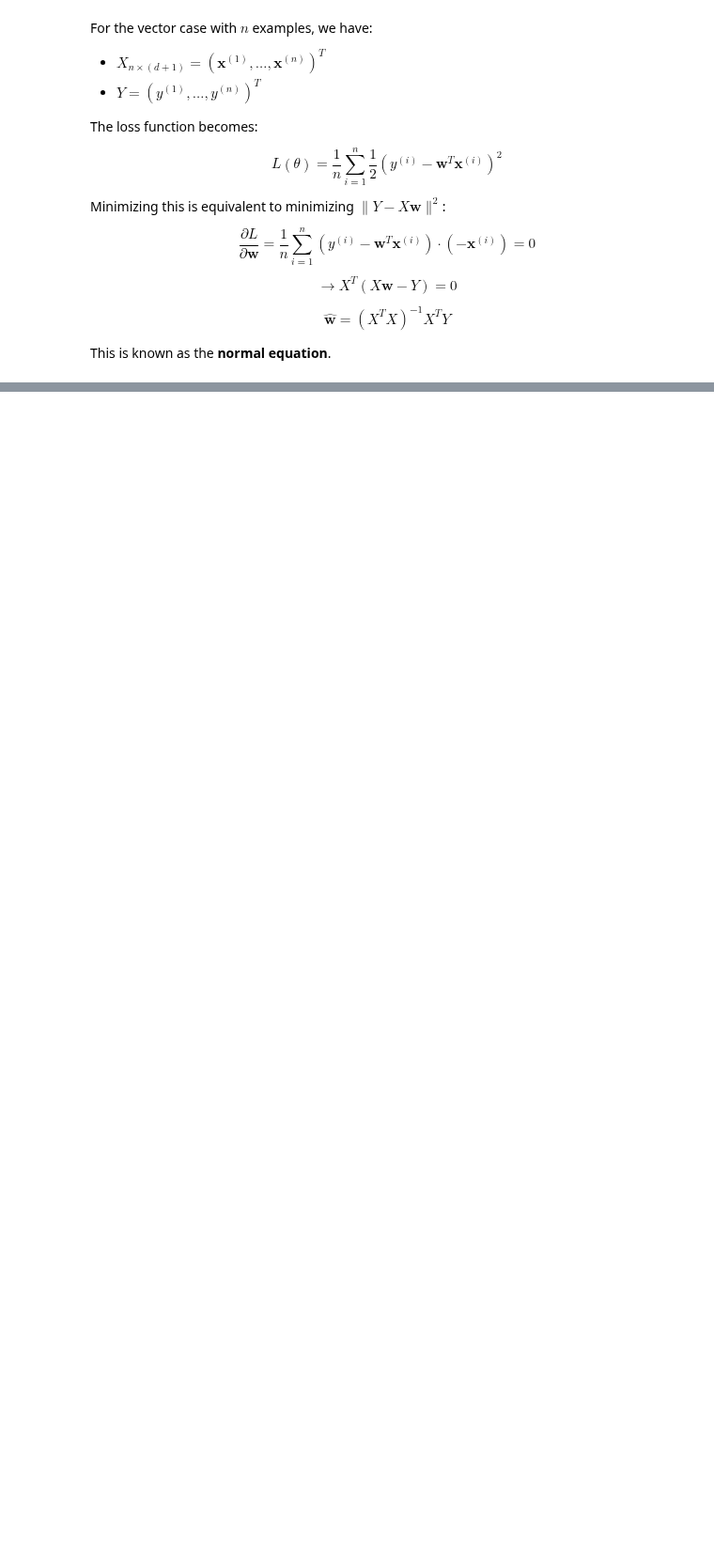
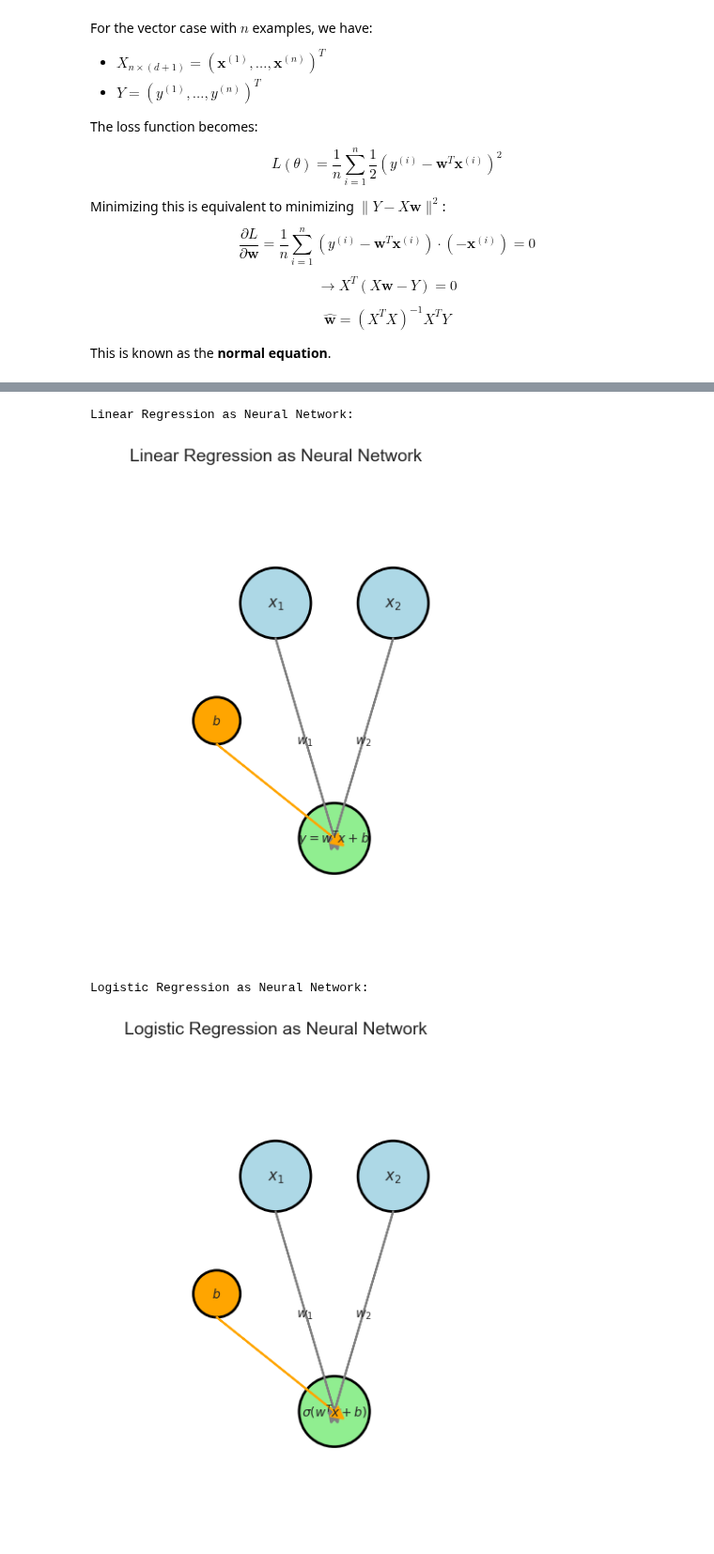
Before and after one commit to AvrahamRaviv/dl-notebooks, a Jupyter notebook: chapter03/ch03.ipynb, the cells around one changed output, grey strips where cells are left out. Shown at 94% size. Cells and saved outputs as stored; diff of their text form; code cells hidden in the pictures; blank space fills up the shorter version.

```diff
--- a/chapter03/ch03.ipynb
+++ b/chapter03/ch03.ipynb
@@ -644,3 +1046,70 @@ plt.show()
+# %%
+# Visualize Linear and Logistic Regression as Neural Networks
+import matplotlib.patches as mpatches
+
+def plot_neural_network_representation(model_type='linear'):
+    """Visualize linear/logistic regression as a simple neural network."""
+    fig, ax = plt.subplots(figsize=(10, 6))
+
+    # Input layer
+    input_x = [1, 2]
+    input_y = [3, 3]
+    for i, (x, y) in enumerate(zip(input_x, input_y)):
+        circle = plt.Circle((x, y), 0.3, color='lightblue', ec='black', lw=2)
+        ax.add_patch(circle)
+        ax.text(x, y, f'$x_{i+1}$', ha='center', va='center', fontsize=12)
+
+    # Output layer
+    if model_type == 'linear':
+        output_x = [1.5]
+        output_y = [1]
+        output_label = '$y = w^T x + b$'
+    else:  # logistic
+        output_x = [1.5]
+        output_y = [1]
+        output_label = '$\\sigma(w^T x + b)$'
+
+    circle = plt.Circle((output_x[0], output_y[0]), 0.3, color='lightgreen', ec='black', lw=2)
+    ax.add_patch(circle)
+    ax.text(output_x[0], output_y[0], output_label, ha='center', va='center', fontsize=10)
+
+    # Bias
+    bias_x = 0.5
+    bias_y = 2
+    circle = plt.Circle((bias_x, bias_y), 0.2, color='orange', ec='black', lw=2)
+    ax.add_patch(circle)
+    ax.text(bias_x, bias_y, '$b$', ha='center', va='center', fontsize=10)
+
+    # Connections
+    for i, (x_in, y_in) in enumerate(zip(input_x, input_y)):
+        ax.arrow(x_in, y_in-0.3, output_x[0]-x_in, output_y[0]-(y_in-0.3),
+                head_width=0.1, head_length=0.1, fc='gray', ec='gray', lw=1.5)
+        ax.text((x_in + output_x[0])/2, (y_in + output_y[0])/2 - 0.2,
+                f'$w_{i+1}$', fontsize=10, ha='center')
+
+    # Bias connection
+    ax.arrow(bias_x, bias_y-0.2, output_x[0]-bias_x, output_y[0]-(bias_y-0.2),
+            head_width=0.1, head_length=0.1, fc='orange', ec='orange', lw=1.5)
+
+    ax.set_xlim(-0.5, 2.5)
+    ax.set_ylim(0, 4)
+    ax.set_aspect('equal')
+    ax.axis('off')
+    ax.set_title(f'{model_type.capitalize()} Regression as Neural Network', fontsize=14, pad=20)
+    plt.tight_layout()
+    plt.show()
+
+# Plot both representations
+print("Linear Regression as Neural Network:")
+plot_neural_network_representation('linear')
+
+print("\nLogistic Regression as Neural Network:")
+plot_neural_network_representation('logistic')
+# %% [output]
+Linear Regression as Neural Network:
+[figure, added]
+Logistic Regression as Neural Network:
+[figure, added]
 # %%
 class LogisticRegression:
     """
```
Also changed, not shown: parts of 24 cells of this notebook.
